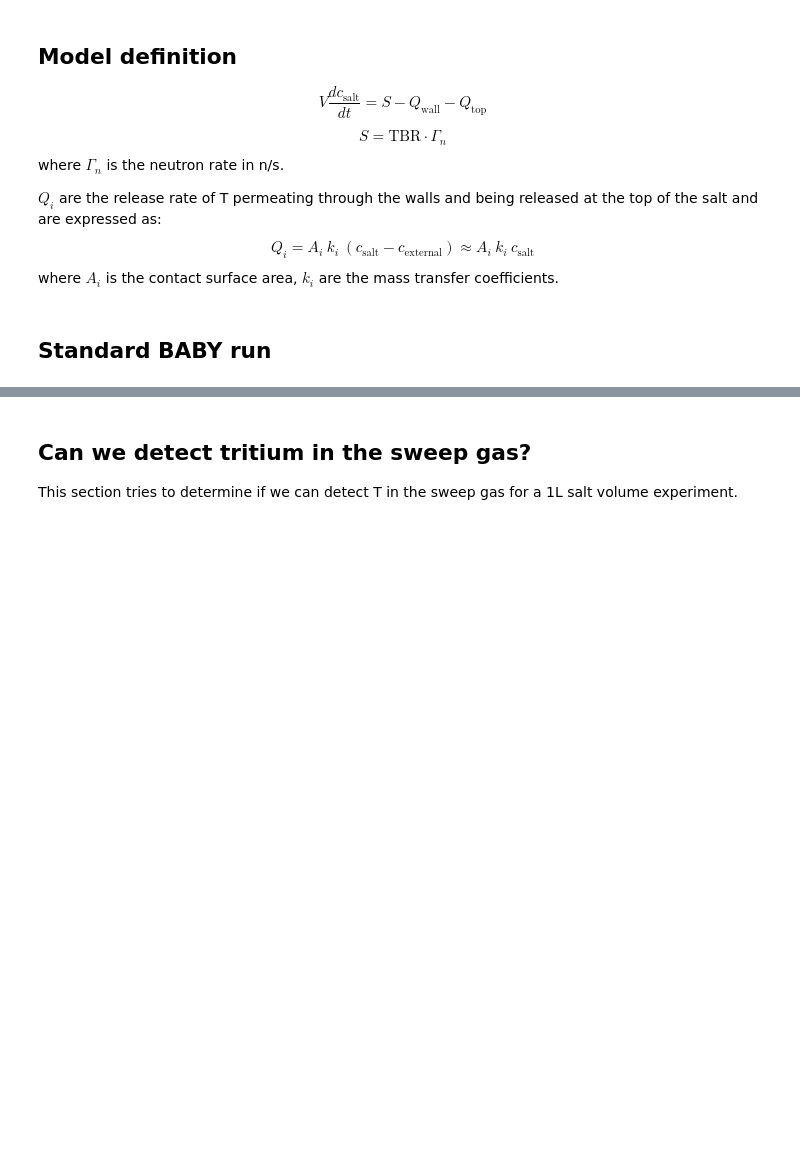
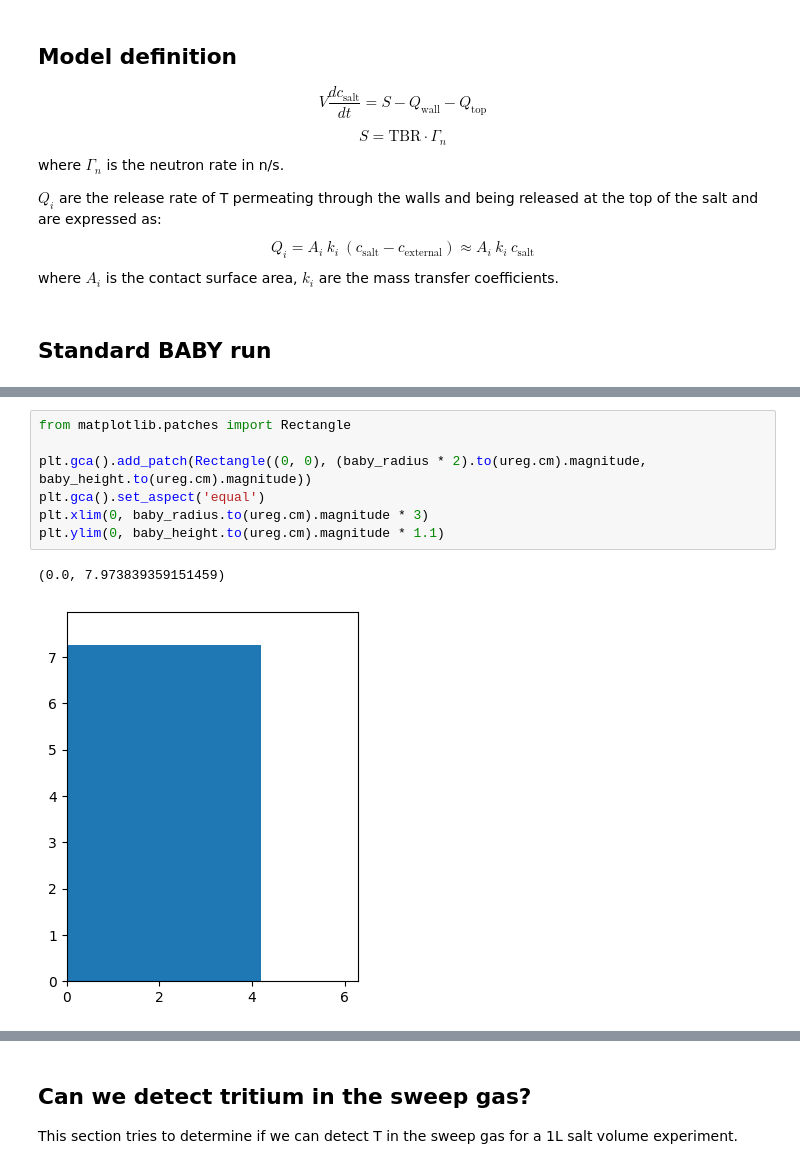
Before and after one commit to LIBRA-project/BABY-100-mL-runs, a Jupyter notebook: baby_dynamics.ipynb, the cells around one changed output, grey strips where cells are left out. Cells and saved outputs as stored; diff of their text form; blank space fills up the shorter version.

```diff
--- a/baby_dynamics.ipynb
+++ b/baby_dynamics.ipynb
@@ -33,4 +35,14 @@ baby_model.dt = 0.4 * ureg.h
 baby_model.run(6 * ureg.day)
 # %% [output]
   warnings.warn(msg, RuntimeWarning)
+# %%
+from matplotlib.patches import Rectangle
+
+plt.gca().add_patch(Rectangle((0, 0), (baby_radius * 2).to(ureg.cm).magnitude, baby_height.to(ureg.cm).magnitude))
+plt.gca().set_aspect('equal')
+plt.xlim(0, baby_radius.to(ureg.cm).magnitude * 3)
+plt.ylim(0, baby_height.to(ureg.cm).magnitude * 1.1)
+# %% [output]
+(0.0, 7.973839359151459)
+[figure, added]
 # %%
```
Also changed, not shown: parts of 11 cells of this notebook, 1 other file.
